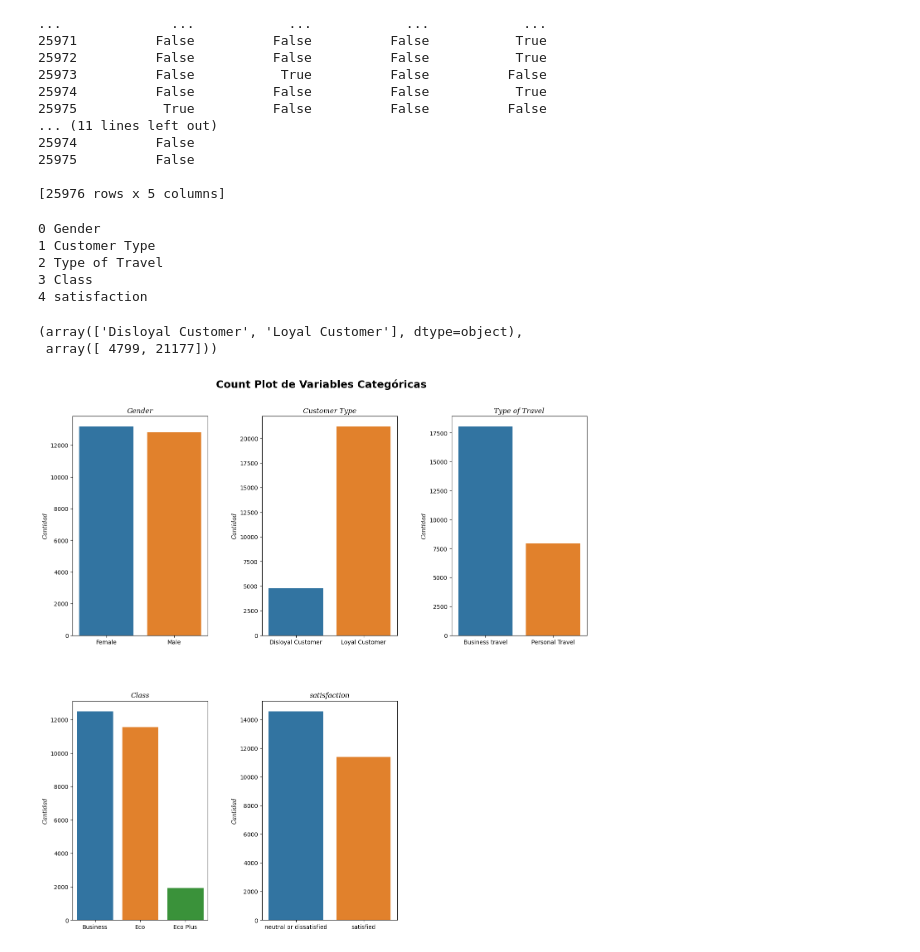
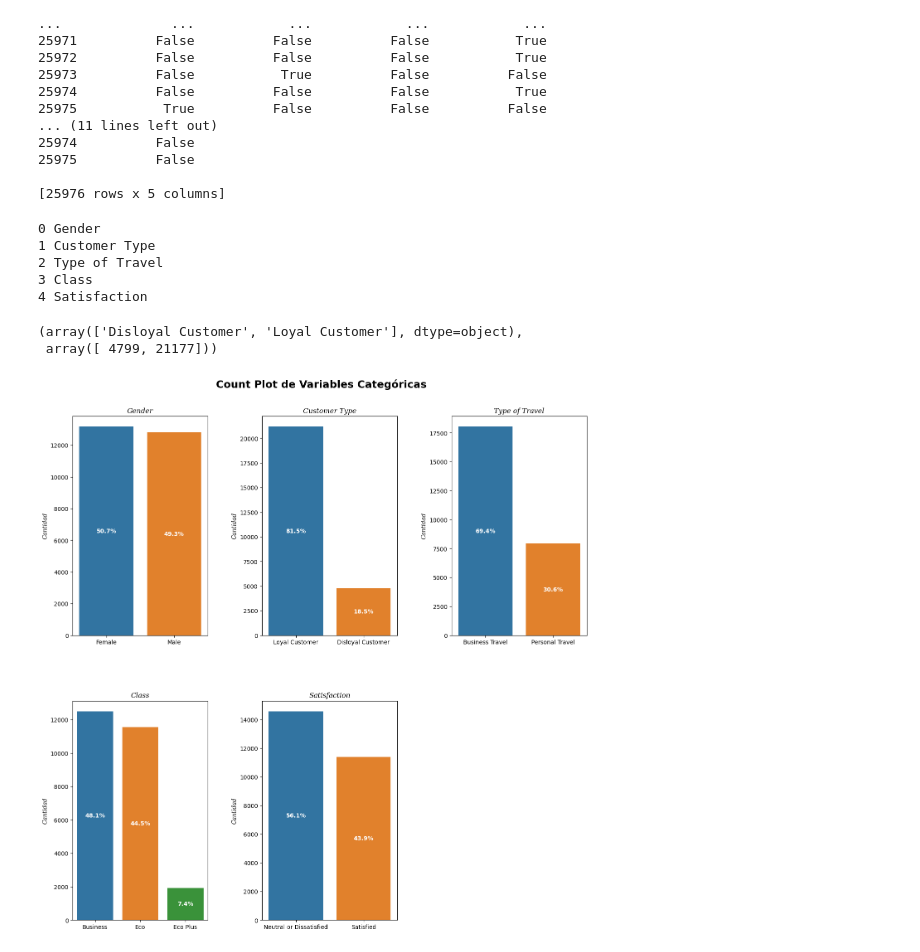
Before and after one commit to MHerrera11/Coderhouse, a Jupyter notebook: notebooks/Satisfacción de Clientes en Vuelos.ipynb, the cells around one changed output. Drawn from its saved outputs; the diff is of its cells as text; code cells hidden in the pictures.

```diff
--- a/notebooks/Satisfacción de Clientes en Vuelos.ipynb
+++ b/notebooks/Satisfacción de Clientes en Vuelos.ipynb
@@ -129,7 +131,11 @@ df
 # %% [markdown]
 ### Datos Duplicados y Nulos y Otras Modificaciones
 # %%
-# Agregarle Mayus al valor 'disloyal Customer' en la columna 'Customer Type'
+# Agregarle Mayus al valor 'disloyal Customer' en la columna 'Customer Type' y al nombre de la columna 'satisfaction' y sus valores.
 df['Customer Type'] = df['Customer Type'].replace('disloyal Customer', 'Disloyal Customer')
+df['Type of Travel'] = df['Type of Travel'].replace('Business travel', 'Business Travel')
+df = df.rename(columns={'satisfaction': 'Satisfaction'})
+df['Satisfaction'] = df['Satisfaction'].replace('satisfied', 'Satisfied')
+df['Satisfaction'] = df['Satisfaction'].replace('neutral or dissatisfied', 'Neutral or Dissatisfied')
 # %%
 # Realizar el drop() de la columna "Unnamed: 0" ya que en este caso no aporta ningun dato valioso al análisis a realizar.
@@ -833,7 +838,7 @@ for i , columns in enumerate(categ_columns):
 1 Customer Type
 2 Type of Travel
 3 Class
-4 satisfaction
+4 Satisfaction
 # %%
 np.unique(df['Customer Type'] , return_counts = True)
 # %% [output]
@@ -851,31 +856,28 @@ def autolabel(containers, ax):
                         textcoords="offset points",
                         ha='center', va='bottom')
 # %%
-fig = plt.figure(figsize=[16,15])
+fig = plt.figure(figsize=[16, 15])
 fig.suptitle('Count Plot de Variables Categóricas', fontsize=18, fontweight='bold')
-fig.subplots_adjust(top=0.92);
-fig.subplots_adjust(hspace=0.3, wspace=0.4);
-for i , columns in enumerate(categ_columns):
-    input = np.unique(df[columns] , return_counts = True)
-    col= 'input'
-    ax1 = fig.add_subplot(2, 3, i+1);
-    ax1 = sns.barplot(x=list(eval(f'{col}[0]')), y=list(eval(f'{col}[1]')))
+fig.subplots_adjust(top=0.92)
+fig.subplots_adjust(hspace=0.3, wspace=0.4)
+
+for i, column in enumerate(categ_columns):
+    counts = df[column].value_counts()
+
+    ax1 = fig.add_subplot(2, 3, i+1)
+    ax1 = sns.barplot(x=counts.index, y=counts.values)
+
     # Agregar porcentajes a las barras
-    if len(ax1.containers) == 2: # caso con dos barras
-        for j, container in enumerate(ax1.containers):
-            for i, rect in enumerate(container):
-                ax1.text(rect.get_x() + rect.get_width() / 2,
-                         rect.get_height(),
-                         '{:.1f}%'.format(rect.get_height()/sum(container.get_heights())*100),
-                         ha='center', va='bottom', fontweight='bold')
-    elif len(ax1.containers) == 3: # caso con tres barras
-        for j, container in enumerate(ax1.containers):
-            for i, rect in enumerate(container):
-                ax1.text(rect.get_x() + rect.get_width() / 2,
-                         rect.get_height(),
-                         '{:.1f}%'.format(rect.get_height()/sum(container.get_heights())*100),
-                         ha='center', va='bottom', fontweight='bold')
-    ax1.set_title(f'{columns}', fontfamily='serif', fontstyle= 'italic')
-    ax1.set_ylabel('Cantidad', fontfamily='serif', fontstyle= 'italic')
+    total = counts.sum()
+    for j, rect in enumerate(ax1.patches):
+        height = rect.get_height()
+        percentage = height / total * 100
+        ax1.text(rect.get_x() + rect.get_width() / 2, height / 2, f'{percentage:.1f}%', ha='center', va='center', color='white', fontweight='bold')
+
+    ax1.set_title(f'{column}', fontfamily='serif', fontstyle='italic')
+    ax1.set_ylabel('Cantidad', fontfamily='serif', fontstyle='italic')
+    ax1.set_xlabel('')  # Eliminar la etiqueta del eje x
+
+plt.show()
 # %% [output]
-[figure, old version]
+[figure, new version]
```
Also changed, not shown: parts of 21 cells of this notebook.
